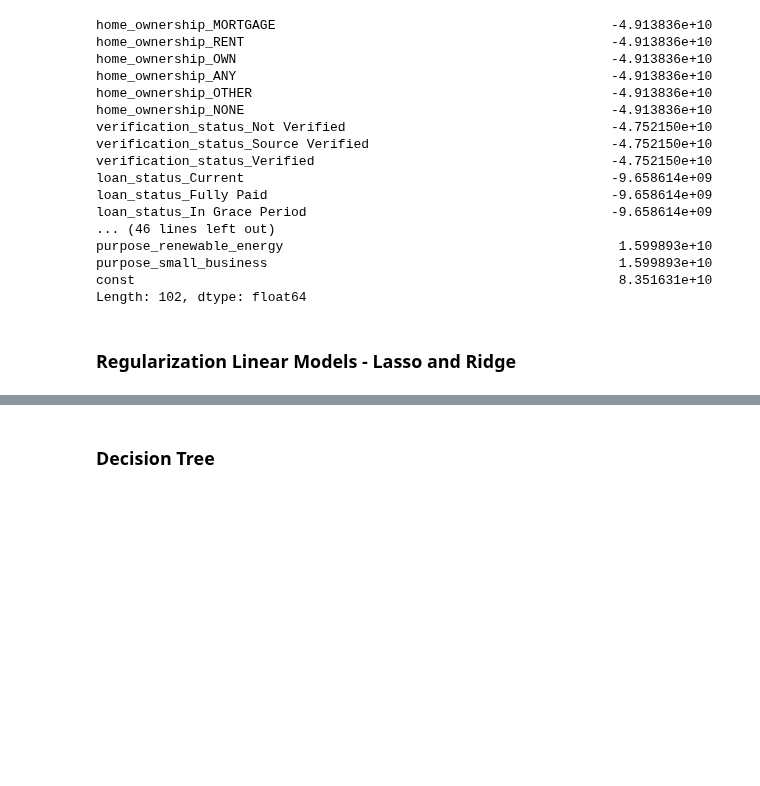
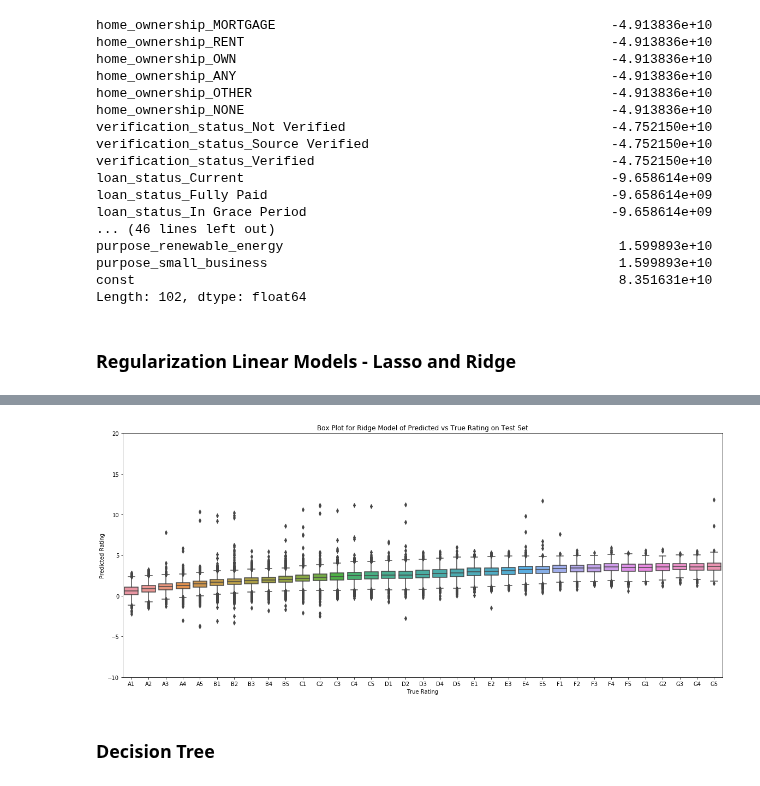
Before and after one commit to tmaounis/cs109a-LendingClub, a Jupyter notebook: models.ipynb, the cells around one changed output, grey strips where cells are left out. Cells and saved outputs as stored; diff of their text form; code cells hidden in the pictures; blank space fills up the shorter version.

```diff
--- a/models.ipynb
+++ b/models.ipynb
@@ -430,3 +463,7 @@ Classification accuracy within one grade on the test set is 75.0%
+# %%
+my_box_plot(y_test, Ridge_test_pred, "Ridge")
+# %% [output]
+[figure, added]
 # %% [markdown]
 ### Decision Tree
 # %%
```
Also changed, not shown: parts of 18 cells of this notebook, 1 other file.
